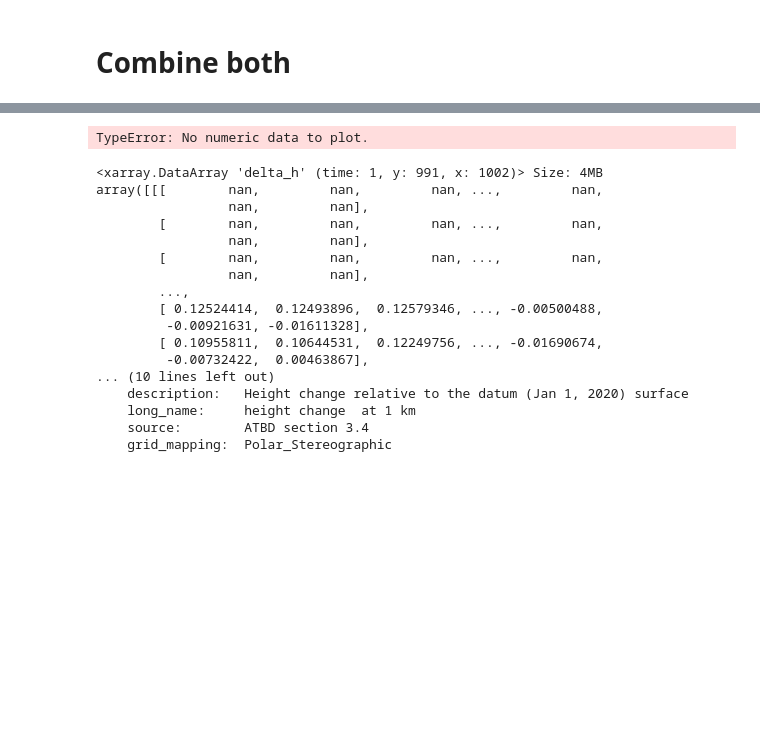
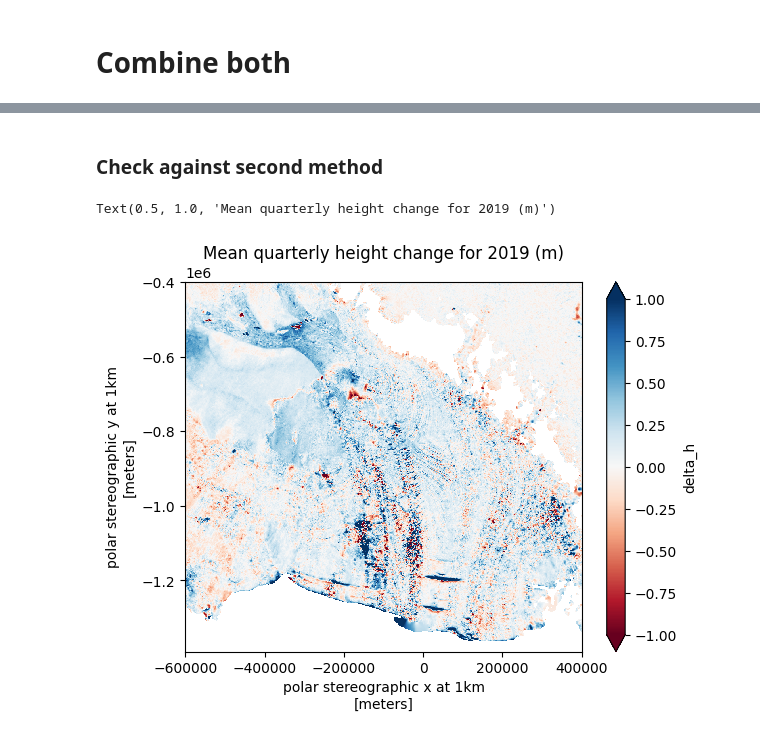
Before and after one commit to kimbente/ice_shelves_flux_decomposition, a Jupyter notebook: preprocess_height_change.ipynb, the cells around one changed output, grey strips where cells are left out. Drawn from its saved outputs; the diff is of its cells as text; code cells hidden in the pictures; blank space fills up the shorter version.

```diff
--- a/preprocess_height_change.ipynb
+++ b/preprocess_height_change.ipynb
@@ -135,33 +160,16 @@ for yr in dh_rate_yearly.year.values:
+# %% [markdown]
+### Check against second method
 # %%
 q1 = ross_icesat2.delta_h.sel(time = "2019-04-02").squeeze("time") - ross_icesat2.delta_h.sel(time = "2019-01-01").squeeze("time")
-q2 = ross_icesat2.delta_h.sel(time = "2019-07-02") - ross_icesat2.delta_h.sel(time = "2019-04-02")
-q3 = ross_icesat2.delta_h.sel(time = "2019-10-02") - ross_icesat2.delta_h.sel(time = "2019-07-02")
-q4 = ross_icesat2.delta_h.sel(time = "2020-01-01") - ross_icesat2.delta_h.sel(time = "2019-10-02")
+q2 = ross_icesat2.delta_h.sel(time = "2019-07-02").squeeze("time") - ross_icesat2.delta_h.sel(time = "2019-04-02").squeeze("time")
+q3 = ross_icesat2.delta_h.sel(time = "2019-10-02").squeeze("time") - ross_icesat2.delta_h.sel(time = "2019-07-02").squeeze("time")
+q4 = ross_icesat2.delta_h.sel(time = "2020-01-01").squeeze("time") - ross_icesat2.delta_h.sel(time = "2019-10-02").squeeze("time")
 
 # Add quarters differences
 mean_2019 = (q1 + q2 + q3 + q4)
 
-mean_2019.plot(cmap = "RdBu_r", vmin = -0.5, vmax = 0.5)
-plt.title("Mean quarterly height change 2019 (m)")
+mean_2019.plot(cmap = "RdBu", vmin = -1, vmax = 1)
+plt.title("Mean quarterly height change for 2019 (m)")
 # %% [output]
-TypeError: No numeric data to plot.
+Text(0.5, 1.0, 'Mean quarterly height change for 2019 (m)')
+[figure, added]
-# %%
-q1
-# %% [output]
-<xarray.DataArray 'delta_h' (time: 1, y: 991, x: 1002)> Size: 4MB
-array([[[        nan,         nan,         nan, ...,         nan,
-                 nan,         nan],
-        [        nan,         nan,         nan, ...,         nan,
-                 nan,         nan],
-        [        nan,         nan,         nan, ...,         nan,
-                 nan,         nan],
-        ...,
-        [ 0.12524414,  0.12493896,  0.12579346, ..., -0.00500488,
-         -0.00921631, -0.01611328],
-        [ 0.10955811,  0.10644531,  0.12249756, ..., -0.01690674,
-         -0.00732422,  0.00463867],
-... (10 lines left out)
-    description:   Height change relative to the datum (Jan 1, 2020) surface
-    long_name:     height change  at 1 km
-    source:        ATBD section 3.4
-    grid_mapping:  Polar_Stereographic
```
Also changed, not shown: parts of 13 cells of this notebook, 1 other file.
